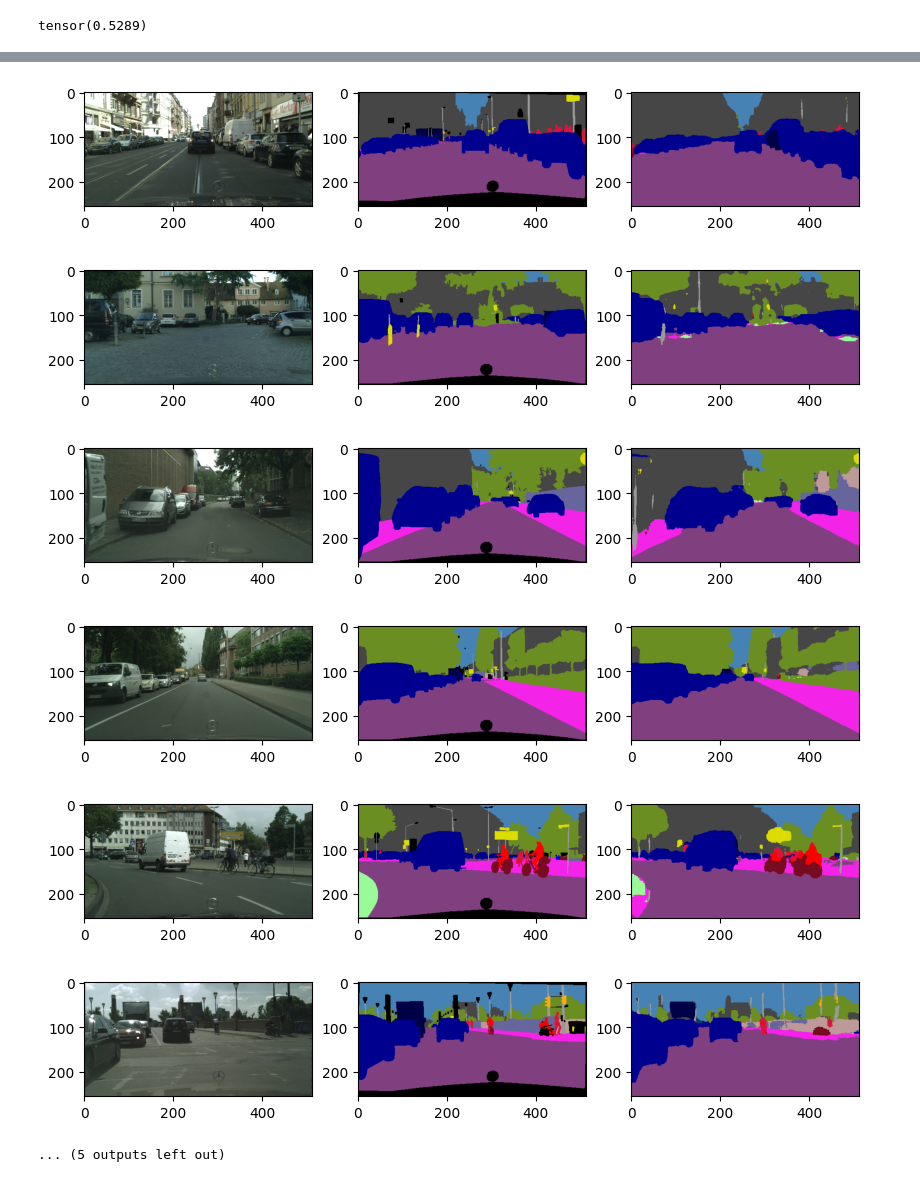
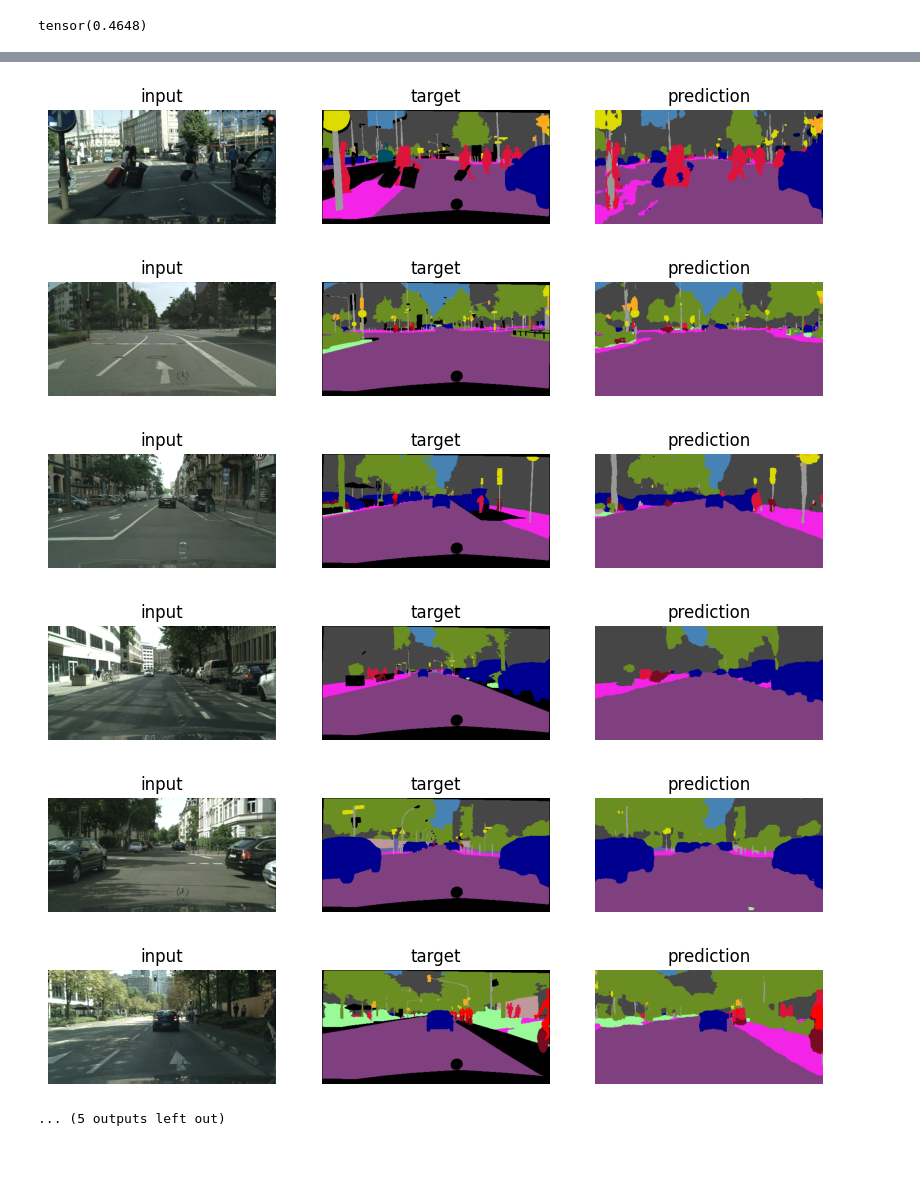
Before and after one commit to ferpb/mininet-v2, a Jupyter notebook: inference.ipynb, the cells around one changed output, grey strips where cells are left out. Drawn from its saved outputs; the diff is of its cells as text; code cells hidden in the pictures.

```diff
--- a/inference.ipynb
+++ b/inference.ipynb
@@ -21,17 +14,26 @@ device = 'cuda:0'
 # %%
-test_data = datasets.Cityscapes('data/cityscapes', split='val', mode='fine', use_train_classes=True, target_type='semantic', transforms=transform)
-test_dataloader = torch.utils.data.DataLoader(test_data, batch_size=16, shuffle=True)
+transform = transforms.Compose([
+    transforms.Resize((256, 512), interpolation=transforms.InterpolationMode.NEAREST),
+    transforms.ToImageTensor(),
+])
 
-model = mininet.MiniNetv2(3, test_data.num_classes, interpolate=True)
+device = 'cuda:0'
+
+# Use val dataset, since test labels are unknown
+data = datasets.Cityscapes('data/cityscapes', split='val', mode='fine', use_train_classes=True, target_type='semantic', transforms=transform)
+dataloader = torch.utils.data.DataLoader(data, batch_size=16, shuffle=False)
+
+model = mininet.MiniNetv2(3, data.num_classes, interpolate=True)
 
 model.load_state_dict(torch.load('pretrained/mininet_cityscapes.tar')['model_state_dict'])
 
 model = model.to(device)
 model.eval()
 
-jaccard = torchmetrics.JaccardIndex(task='multiclass', num_classes=test_data.num_classes, ignore_index=test_data.ignore_index)
+jaccard = torchmetrics.JaccardIndex(task='multiclass', num_classes=data.num_classes, ignore_index=data.ignore_index)
 # %%
-x, y = next(iter(test_dataloader))
+# Plot a single batch
+x, y = next(iter(dataloader))
 
 x = normalize(x).to(device=device)
 y = y.squeeze().long()
@@ -42,11 +44,17 @@ for i in range(16):
     plt.figure(figsize=(10, 25))
     plt.subplot(131)
     plt.imshow(x[i].cpu().permute(1, 2, 0) + 0.5)
+    plt.title('input')
+    plt.axis('off')
     plt.subplot(132)
-    plt.imshow(test_data.color_labels(y[i]), vmin=0, vmax=18)
+    plt.imshow(data.color_labels(y[i]))
+    plt.title('target')
+    plt.axis('off')
     plt.subplot(133)
-    plt.imshow(test_data.color_labels(y_pred[i]), vmax=18)
+    plt.imshow(data.color_labels(y_pred[i]))
+    plt.title('prediction')
+    plt.axis('off')
 
 jaccard(y_pred, y)
 # %% [output]
-tensor(0.5289)
+tensor(0.4648)
@@ -58,7 +66,7 @@ tensor(0.5289)
-[figure, old version]
+[figure, new version]
-[figure, old version]
+[figure, new version]
-[figure, old version]
+[figure, new version]
-[figure, old version]
+[figure, new version]
-[figure, old version]
+[figure, new version]
-[figure, old version]
+[figure, new version]
 ... (5 outputs left out)
```
Also changed, not shown: parts of 2 cells of this notebook, 2 other files.
